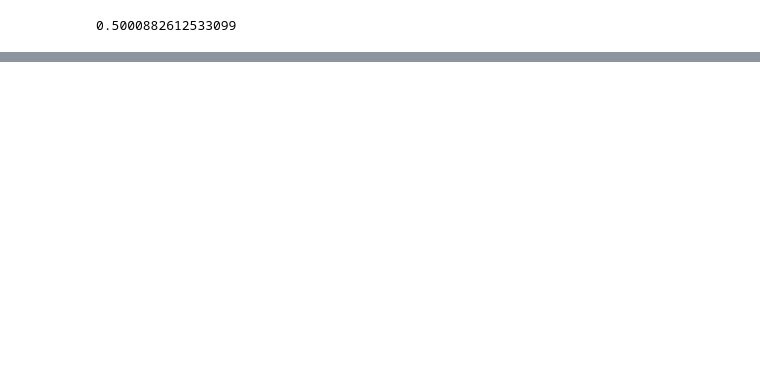
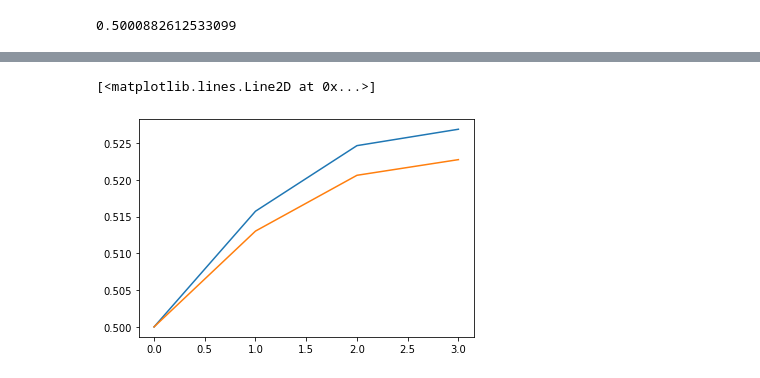
Before and after one commit to AlexeyMarg/open_ai_course, a Jupyter notebook: 10_boosting/10_boosting_homework.ipynb, the cells around one changed output, grey strips where cells are left out. Drawn from its saved outputs; the diff is of its cells as text; code cells hidden in the pictures; blank space fills up the shorter version.

```diff
--- a/10_boosting/10_boosting_homework.ipynb
+++ b/10_boosting/10_boosting_homework.ipynb
@@ -56,0 +196,6 @@ roc_auc_score(y_valid, predict_valid)
+# %%
+xgb = XGBClassifier()
+
+xgb.fit(X_train_part, y_train_part)
+predict_valid = xgb.predict(X_valid)
+roc_auc_score(y_valid, predict_valid)
@@ -56,0 +223,12 @@ roc_auc_score(y_valid, predict_valid)
+# %%
+params = {
+    "max_depth": [1, 2, 3, 4],
+    }
+# %%
+from sklearn.model_selection import GridSearchCV
+
+xgb_cv = GridSearchCV(XGBClassifier(booster="gbtree", objective="binary:logistic",
+                                    eval_metric="logloss", eta=0.1, nthread=4),
+                      params, cv=5)
+xgb_cv.fit(X_train_part, y_train_part)
+xgb_cv.best_params_
@@ -56,0 +237,9 @@ roc_auc_score(y_valid, predict_valid)
+# %%
+depth = [1, 2, 3, 4, 5, 6, 10]
+train_score = []
+valid_score = []
+for dep in depth:
+    xgb_cv = XGBClassifier(booster="gbtree", objective="binary:logistic", eval_metric="logloss", eta=0.1, nthread=4, max_depth=dep, cv=5)
+    xgb_cv.fit(X_train_part, y_train_part)
+    train_score.append(roc_auc_score(y_train_part, xgb_cv.predict(X_train_part)))
+    valid_score.append(roc_auc_score(y_valid, xgb_cv.predict(X_valid)))
@@ -56,0 +289,8 @@ roc_auc_score(y_valid, predict_valid)
+# %%
+import matplotlib.pyplot as plt
+
+plt.plot(train_score)
+plt.plot(valid_score)
+# %% [output]
+[<matplotlib.lines.Line2D at 0x...>]
+[figure, added]
```
Also changed, not shown: parts of 18 cells of this notebook.
